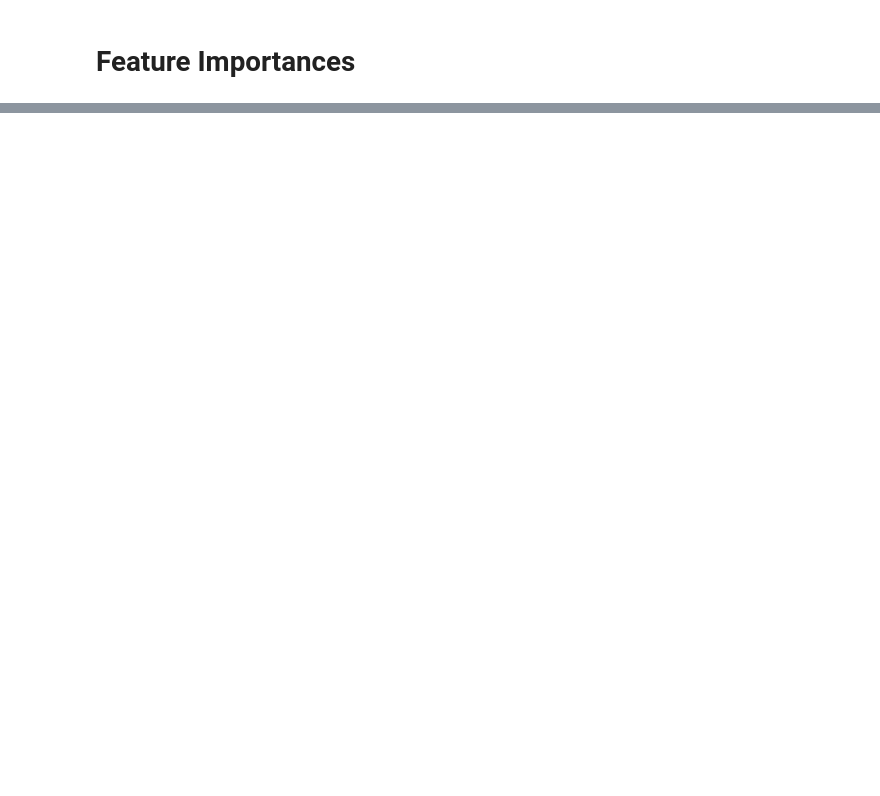
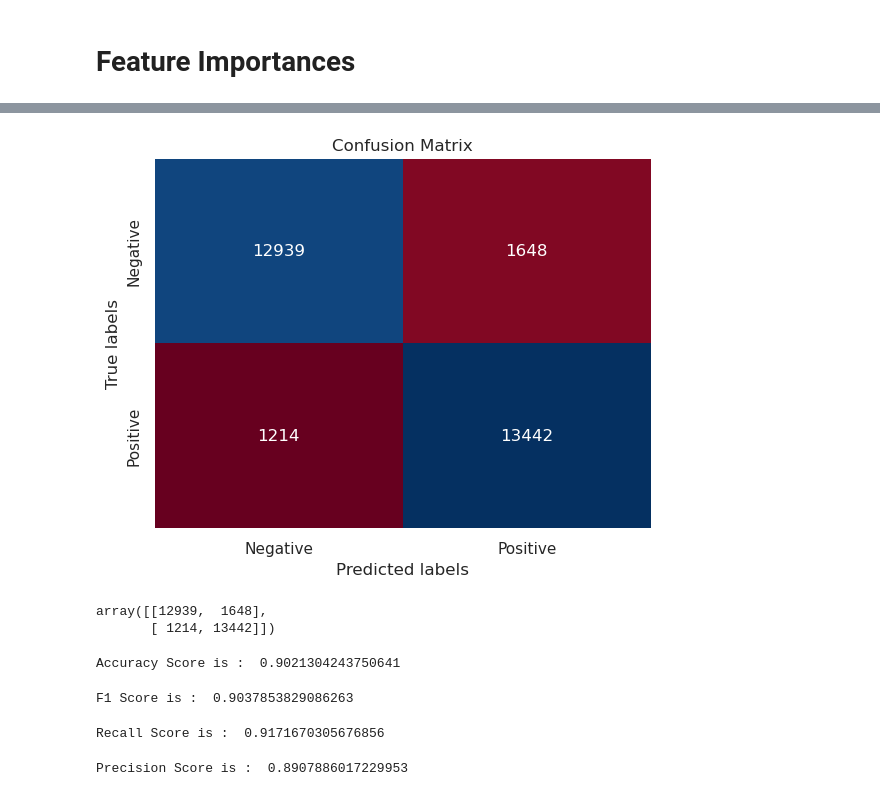
Before and after one commit to abo7adeed/Data_Science_Project, a Jupyter notebook: heart-diseases.ipynb, the cells around one changed output, grey strips where cells are left out. Cells and saved outputs as stored; diff of their text form; code cells hidden in the pictures; blank space fills up the shorter version.

```diff
--- a/heart-diseases.ipynb
+++ b/heart-diseases.ipynb
@@ -365,0 +868,22 @@ VotingClassifierModel=model1.model(VotingClassifier(estimators=[('model_RandomFo
+# %%
+model1.Confusion_Matrix()
+# %% [output]
+[figure, added]
+array([[12939,  1648],
+       [ 1214, 13442]])
+# %%
+model1.accuracy()
+# %% [output]
+Accuracy Score is :  0.9021304243750641
+# %%
+model1.f1_score()
+# %% [output]
+F1 Score is :  0.9037853829086263
+# %%
+model1.recall()
+# %% [output]
+Recall Score is :  0.9171670305676856
+# %%
+model1.Precision()
+# %% [output]
+Precision Score is :  0.8907886017229953
```
Also changed, not shown: parts of 95 cells of this notebook.
